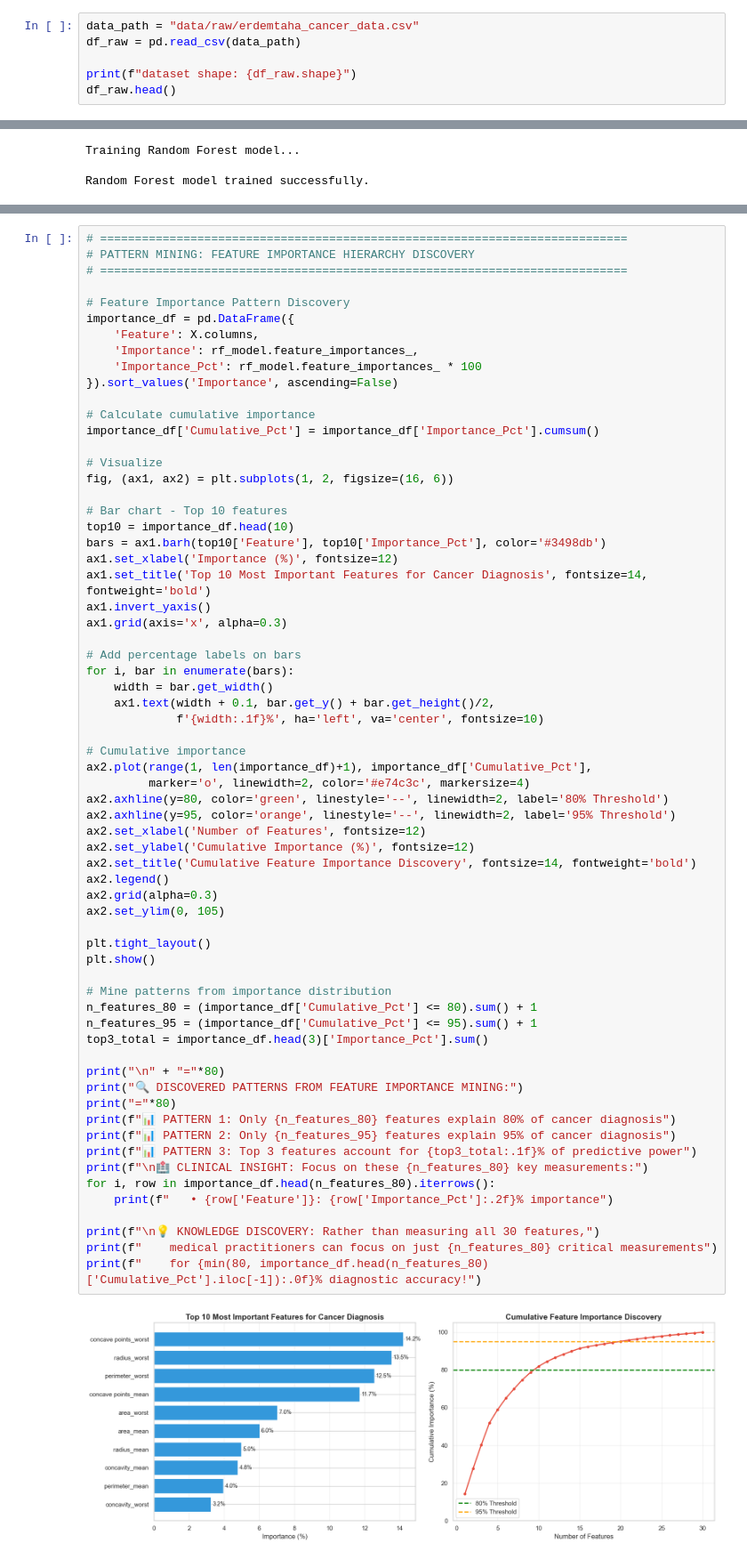
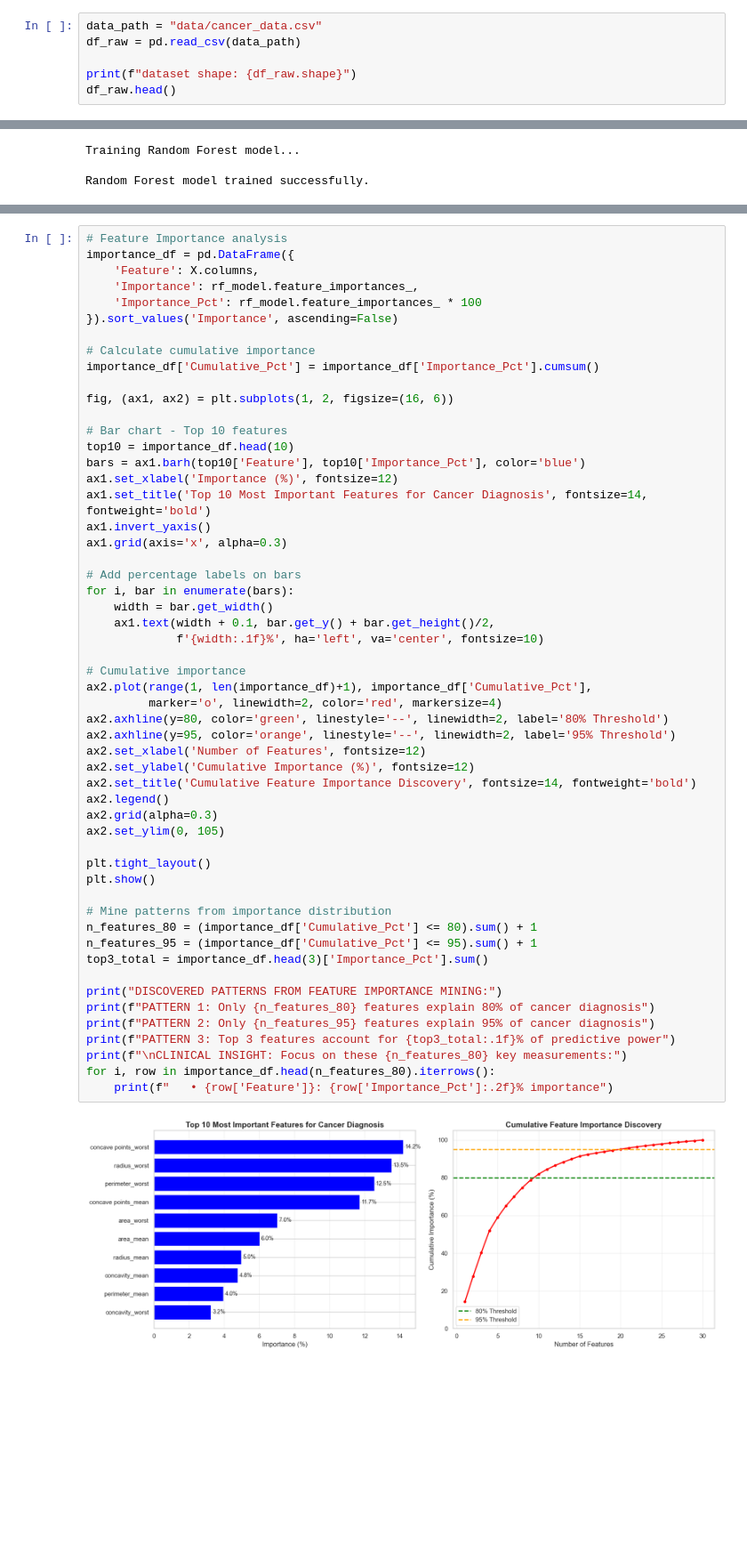
Before and after one commit to xjialu/4020a2, a Jupyter notebook: asher_task3.ipynb, the cells around one changed output, grey strips where cells are left out. Shown: that part at 89% size. Saved outputs shown, nothing was run; the diff lists cells and outputs as text; blank space fills up the shorter version.

```diff
--- a/asher_task3.ipynb
+++ b/asher_task3.ipynb
@@ -23,7 +23,7 @@ plt.rcParams['figure.figsize'] = (12, 6)
 RANDOM_STATE = 15
 np.random.seed(RANDOM_STATE)
 # %%
-data_path = "data/raw/erdemtaha_cancer_data.csv"
+data_path = "data/cancer_data.csv"
 df_raw = pd.read_csv(data_path)
 
 print(f"dataset shape: {df_raw.shape}")
@@ -712,9 +726,5 @@ for cancer diagnosis - doctors can validate these patterns!
 # %%
-# ============================================================================
-# PATTERN MINING: FEATURE IMPORTANCE HIERARCHY DISCOVERY
-# ============================================================================
-
-# Feature Importance Pattern Discovery
+# Feature Importance analysis
 importance_df = pd.DataFrame({
     'Feature': X.columns,
     'Importance': rf_model.feature_importances_,
@@ -724,55 +734,48 @@ importance_df = pd.DataFrame({
 # Calculate cumulative importance
 importance_df['Cumulative_Pct'] = importance_df['Importance_Pct'].cumsum()
 
-# Visualize
 fig, (ax1, ax2) = plt.subplots(1, 2, figsize=(16, 6))
 
 # Bar chart - Top 10 features
 top10 = importance_df.head(10)
-bars = ax1.barh(top10['Feature'], top10['Importance_Pct'], color='#3498db')
+bars = ax1.barh(top10['Feature'], top10['Importance_Pct'], color='blue')
 ax1.set_xlabel('Importance (%)', fontsize=12)
 ax1.set_title('Top 10 Most Important Features for Cancer Diagnosis', fontsize=14, fontweight='bold')
 ax1.invert_yaxis()
 ax1.grid(axis='x', alpha=0.3)
 
 # Add percentage labels on bars
 for i, bar in enumerate(bars):
     width = bar.get_width()
     ax1.text(width + 0.1, bar.get_y() + bar.get_height()/2,
              f'{width:.1f}%', ha='left', va='center', fontsize=10)
 
 # Cumulative importance
 ax2.plot(range(1, len(importance_df)+1), importance_df['Cumulative_Pct'],
-         marker='o', linewidth=2, color='#e74c3c', markersize=4)
+         marker='o', linewidth=2, color='red', markersize=4)
 ax2.axhline(y=80, color='green', linestyle='--', linewidth=2, label='80% Threshold')
 ax2.axhline(y=95, color='orange', linestyle='--', linewidth=2, label='95% Threshold')
 ax2.set_xlabel('Number of Features', fontsize=12)
 ax2.set_ylabel('Cumulative Importance (%)', fontsize=12)
 ax2.set_title('Cumulative Feature Importance Discovery', fontsize=14, fontweight='bold')
 ax2.legend()
 ax2.grid(alpha=0.3)
 ax2.set_ylim(0, 105)
 
 plt.tight_layout()
 plt.show()
 
 # Mine patterns from importance distribution
 n_features_80 = (importance_df['Cumulative_Pct'] <= 80).sum() + 1
 n_features_95 = (importance_df['Cumulative_Pct'] <= 95).sum() + 1
 top3_total = importance_df.head(3)['Importance_Pct'].sum()
 
-print("\n" + "="*80)
-print("🔍 DISCOVERED PATTERNS FROM FEATURE IMPORTANCE MINING:")
-print("="*80)
-print(f"📊 PATTERN 1: Only {n_features_80} features explain 80% of cancer diagnosis")
-print(f"📊 PATTERN 2: Only {n_features_95} features explain 95% of cancer diagnosis")
-print(f"📊 PATTERN 3: Top 3 features account for {top3_total:.1f}% of predictive power")
-print(f"\n🏥 CLINICAL INSIGHT: Focus on these {n_features_80} key measurements:")
+print("DISCOVERED PATTERNS FROM FEATURE IMPORTANCE MINING:")
+print(f"PATTERN 1: Only {n_features_80} features explain 80% of cancer diagnosis")
+print(f"PATTERN 2: Only {n_features_95} features explain 95% of cancer diagnosis")
+print(f"PATTERN 3: Top 3 features account for {top3_total:.1f}% of predictive power")
+print(f"\nCLINICAL INSIGHT: Focus on these {n_features_80} key measurements:")
 for i, row in importance_df.head(n_features_80).iterrows():
     print(f"   • {row['Feature']}: {row['Importance_Pct']:.2f}% importance")
-
-print(f"\n💡 KNOWLEDGE DISCOVERY: Rather than measuring all 30 features,")
-print(f"    medical practitioners can focus on just {n_features_80} critical measurements")
-print(f"    for {min(80, importance_df.head(n_features_80)['Cumulative_Pct'].iloc[-1]):.0f}% diagnostic accuracy!")
 # %% [output]
-[figure, old version]
+[figure, new version]
```
Also changed, not shown: parts of 33 cells of this notebook.
